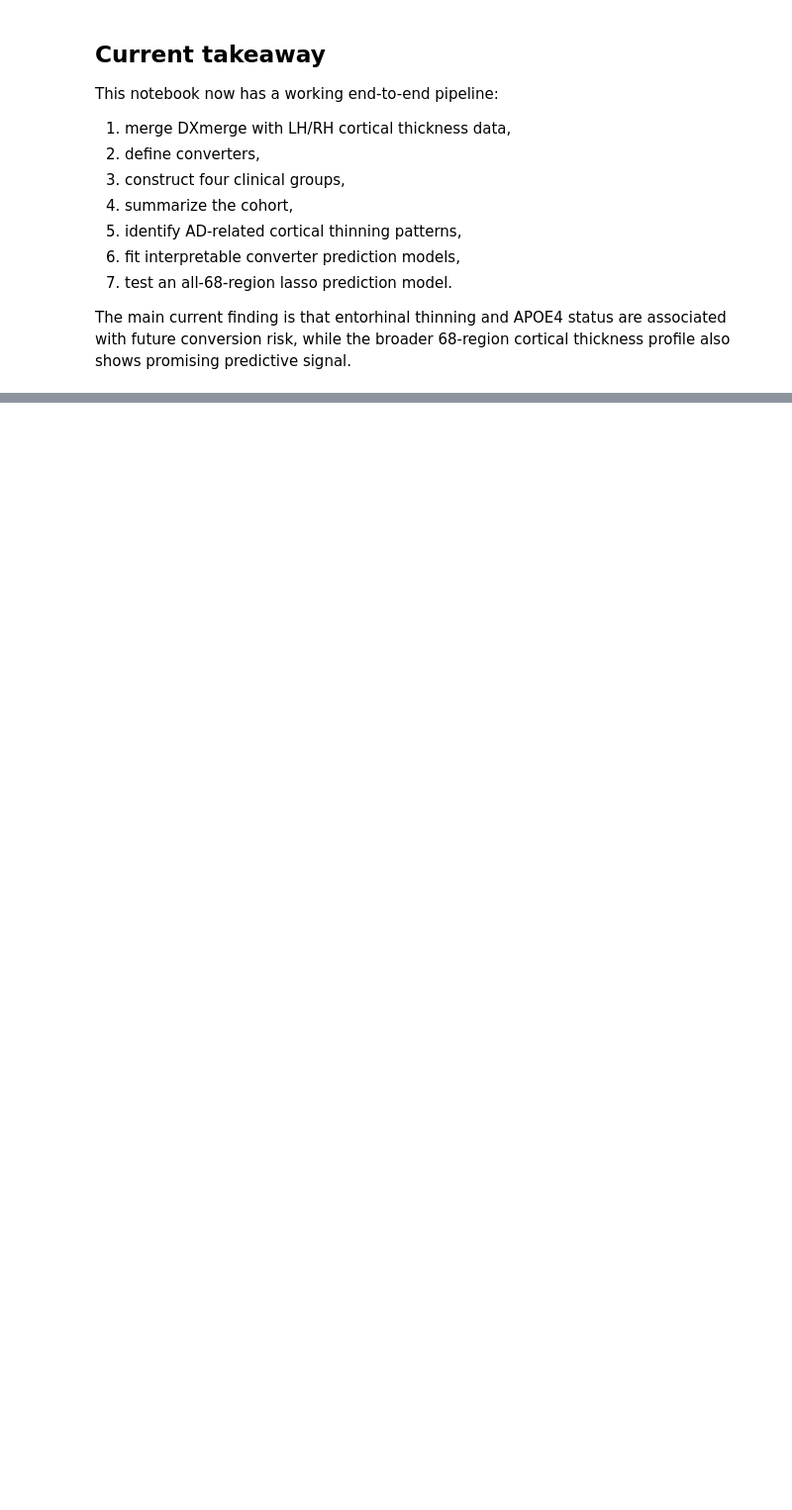
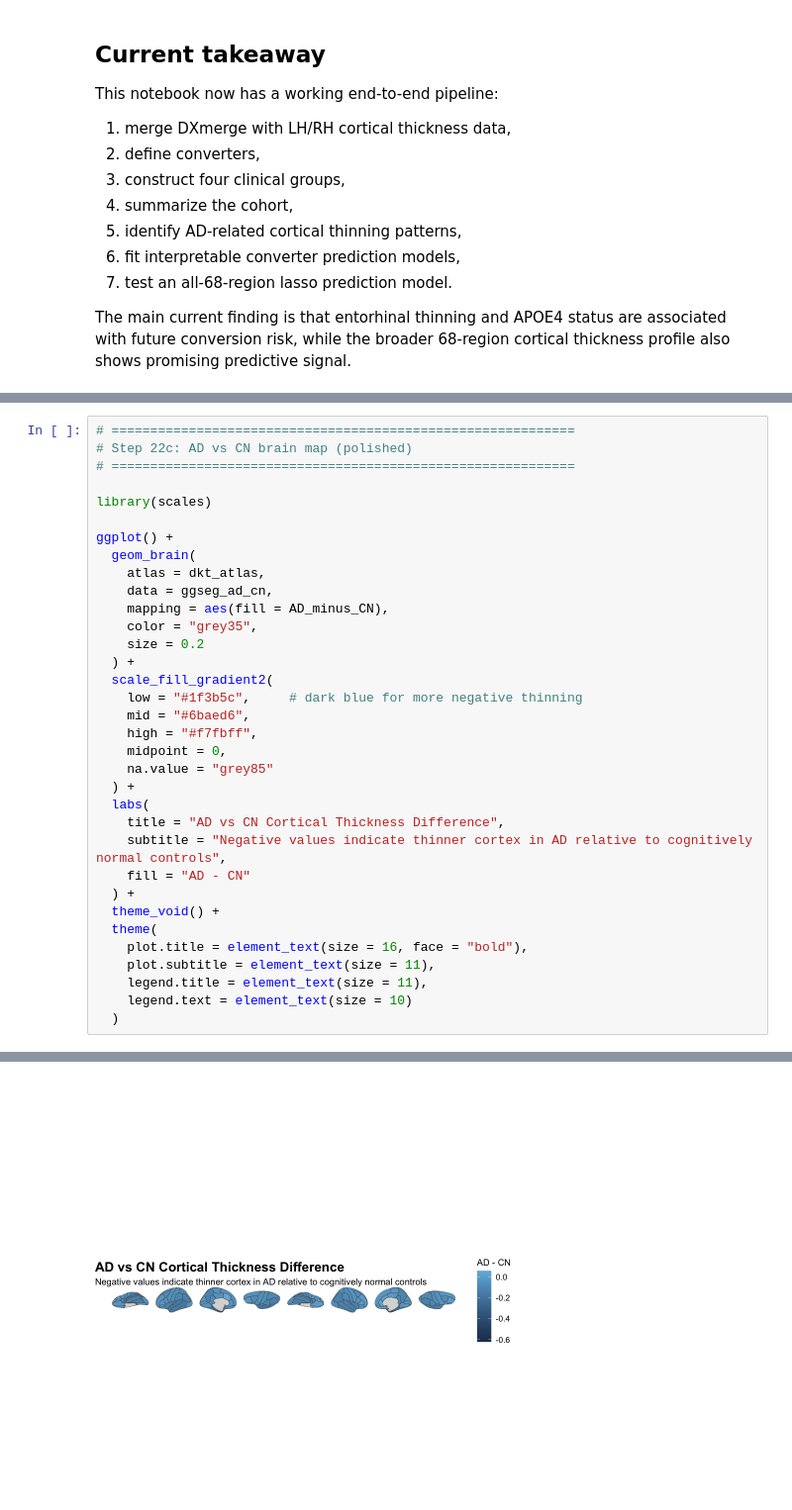
Before and after one commit to ACastellana0629/AD_onboarding, a Jupyter notebook: R_analysis/Analysis.ipynb, the cells around one changed output, grey strips where cells are left out. Shown at 99% size. Cells and saved outputs as stored; diff of their text form; blank space fills up the shorter version.

```diff
--- a/R_analysis/Analysis.ipynb
+++ b/R_analysis/Analysis.ipynb
@@ -2498,0 +2631,35 @@ The main current finding is that entorhinal thinning and APOE4 status are associ
+# %%
+# ============================================================
+# Step 22c: AD vs CN brain map (polished)
+# ============================================================
+
+library(scales)
+
+ggplot() +
+  geom_brain(
+    atlas = dkt_atlas,
+    data = ggseg_ad_cn,
+    mapping = aes(fill = AD_minus_CN),
+    color = "grey35",
+    size = 0.2
+  ) +
+  scale_fill_gradient2(
+    low = "#1f3b5c",     # dark blue for more negative thinning
+    mid = "#6baed6",
+    high = "#f7fbff",
+    midpoint = 0,
+    na.value = "grey85"
+  ) +
+  labs(
+    title = "AD vs CN Cortical Thickness Difference",
+    subtitle = "Negative values indicate thinner cortex in AD relative to cognitively normal controls",
+    fill = "AD - CN"
+  ) +
+  theme_void() +
+  theme(
+    plot.title = element_text(size = 16, face = "bold"),
+    plot.subtitle = element_text(size = 11),
+    legend.title = element_text(size = 11),
+    legend.text = element_text(size = 10)
+  )
+# %% [output]
@@ -2498,0 +2684 @@ The main current finding is that entorhinal thinning and APOE4 status are associ
+[figure, added]
```
Also changed, not shown: parts of 46 cells of this notebook.
